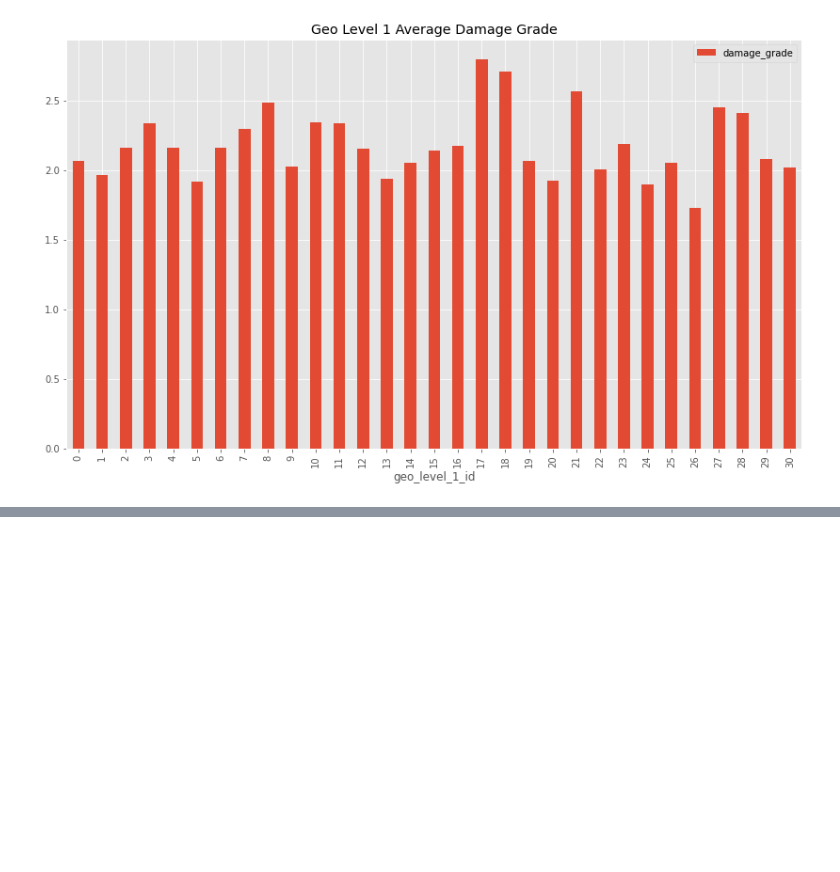
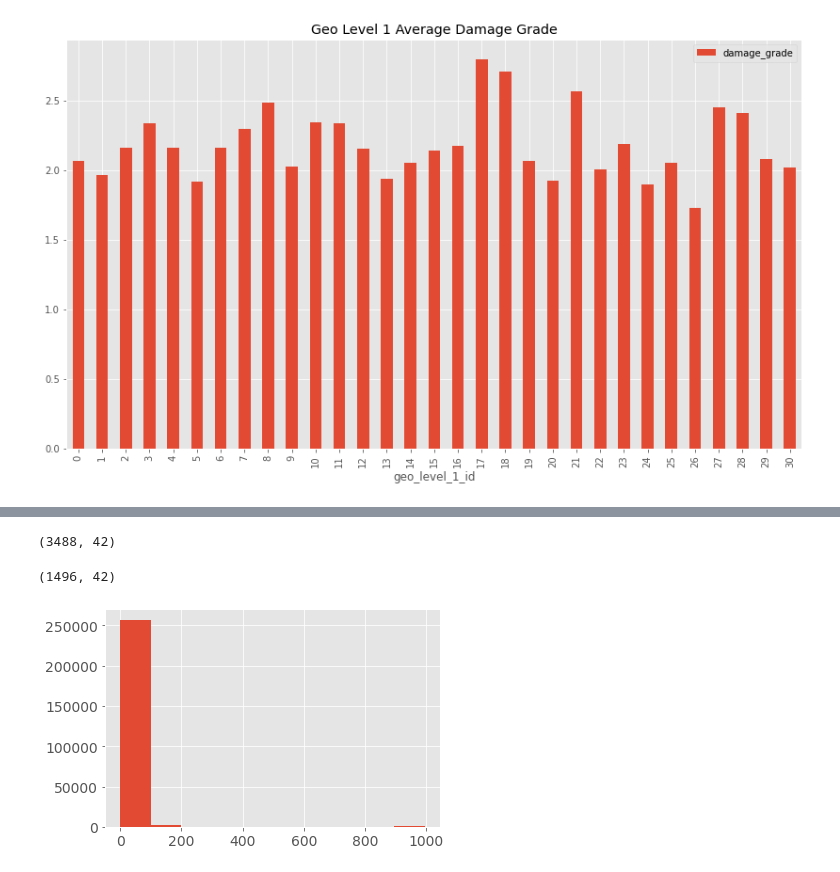
Before and after one commit to 21Ovi/Earthquake-Damage-Prediction, a Jupyter notebook: Equake_Beta_1.ipynb, the cells around one changed output, grey strips where cells are left out. Drawn from its saved outputs; the diff is of its cells as text; code cells hidden in the pictures; blank space fills up the shorter version.

```diff
--- a/Equake_Beta_1.ipynb
+++ b/Equake_Beta_1.ipynb
@@ -193,0 +213,12 @@ df[['geo_level_1_id', 'damage_grade']].groupby(['geo_level_1_id']).mean().plot(k
+# %%
+df[(df.age >= 100)].shape
+# %% [output]
+(3488, 42)
+# %%
+df[(df.age >= 200)].shape
+# %% [output]
+(1496, 42)
+# %%
+plt.hist(df.age);
+# %% [output]
+[figure, added]
```
Also changed, not shown: parts of 10 cells of this notebook.
